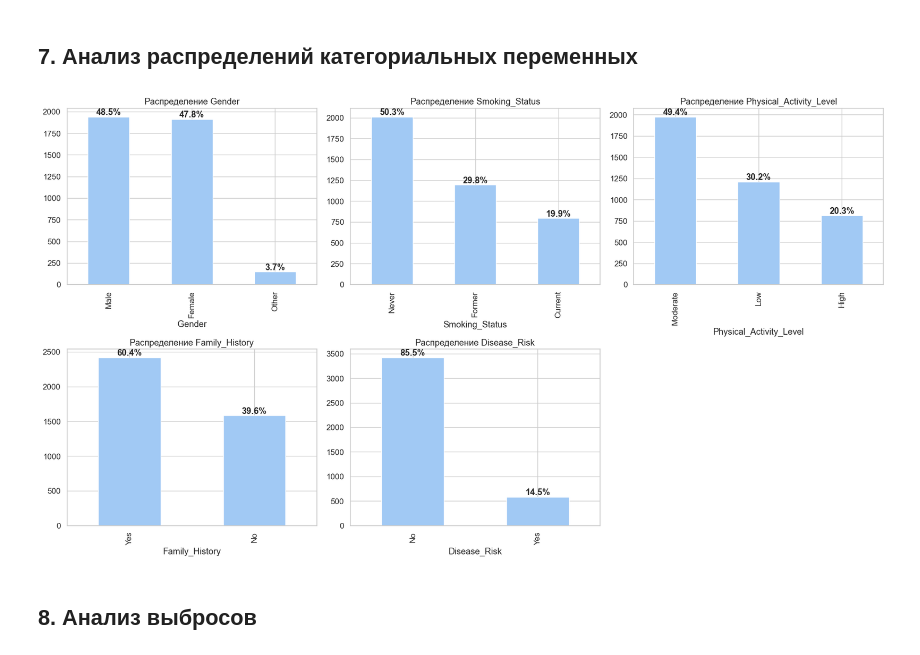
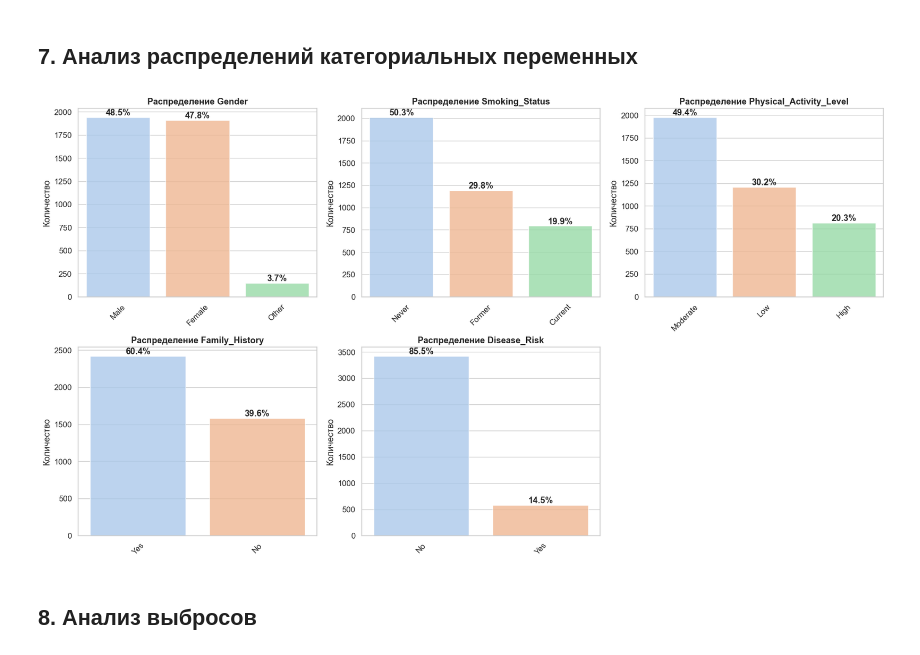
Before and after one commit to fv-kalashikk/my_data_eng, a Jupyter notebook: notebooks/EDA.ipynb, the cells around one changed output. Drawn from its saved outputs; the diff is of its cells as text; code cells hidden in the pictures.

```diff
--- a/notebooks/EDA.ipynb
+++ b/notebooks/EDA.ipynb
@@ -218,30 +218,38 @@ plt.show()
 # %% [markdown]
 ## 7. Анализ распределений категориальных переменных
-# %%
-categorical_cols = ['Gender', 'Smoking_Status', 'Physical_Activity_Level',
-                    'Family_History', 'Disease_Risk']
-
-fig, axes = plt.subplots(2, 3, figsize=(18, 10))
-axes = axes.ravel()
-
-for i, col in enumerate(categorical_cols):
-    if col in df.columns:
-        value_counts = df[col].value_counts()
-        total_count = len(df[col].dropna())
-
-        value_counts.plot(kind='bar', ax=axes[i], title=f'Распределение {col}')
-
-        for j, count in enumerate(value_counts):
-            percentage = (count / total_count) * 100
-            axes[i].text(j, count, f'{percentage:.1f}%',
-                        ha='center', va='bottom', fontweight='bold')
-
-for j in range(i+1, len(axes)):
-    axes[j].set_visible(False)
-
-plt.tight_layout()
-plt.show()
-# %% [output]
-[figure, removed]
+# %%
+categorical_cols = ['Gender', 'Smoking_Status', 'Physical_Activity_Level',
+                    'Family_History', 'Disease_Risk']
+
+fig, axes = plt.subplots(2, 3, figsize=(18, 10))
+axes = axes.ravel()
+
+for i, col in enumerate(categorical_cols):
+    if col in df.columns:
+        value_counts = df[col].value_counts()
+
+        sns.barplot(x=value_counts.index, y=value_counts.values, ax=axes[i],
+                   hue=value_counts.index, palette='pastel', legend=False, alpha=0.8)
+
+        axes[i].set_title(f'Распределение {col}', fontweight='bold')
+        axes[i].set_xlabel('')
+        axes[i].set_ylabel('Количество')
+
+        # добавление %
+        total_count = len(df[col].dropna())
+        for j, count in enumerate(value_counts):
+            percentage = (count / total_count) * 100
+            axes[i].text(j, count, f'{percentage:.1f}%',
+                        ha='center', va='bottom', fontweight='bold')
+
+        axes[i].tick_params(axis='x', rotation=45)
+
+for j in range(i+1, len(axes)):
+    axes[j].set_visible(False)
+
+plt.tight_layout()
+plt.show()
+# %% [output]
+[figure, added]
 # %% [markdown]
 ## 8. Анализ выбросов
```
Also changed, not shown: parts of 4 cells of this notebook.
